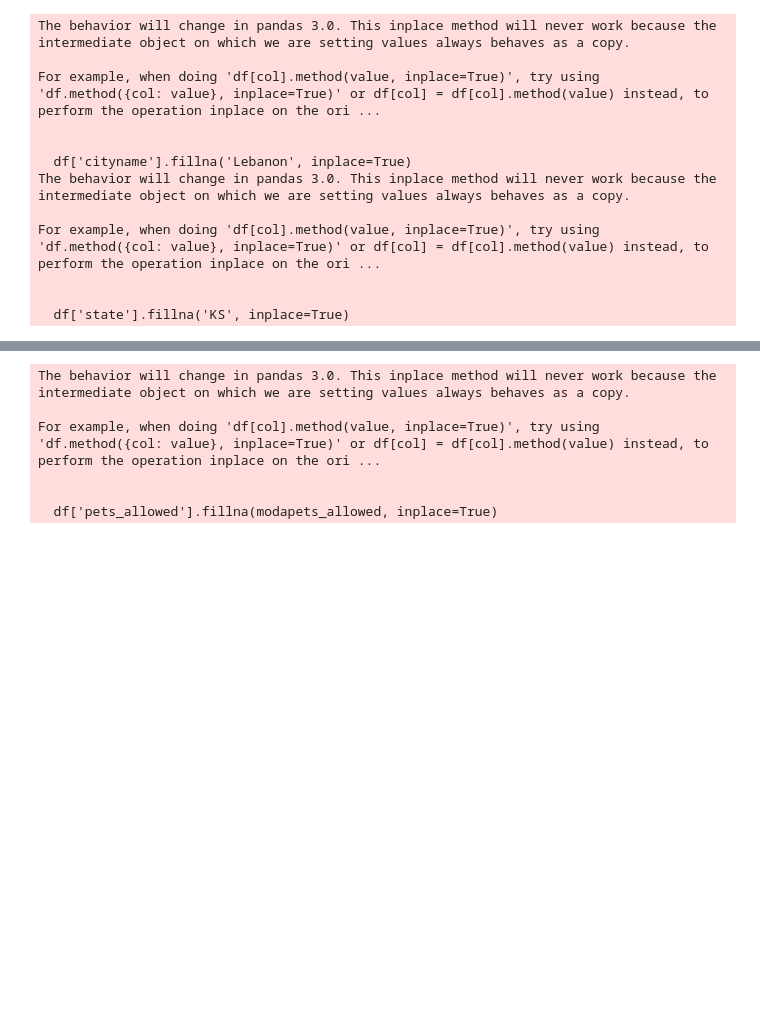
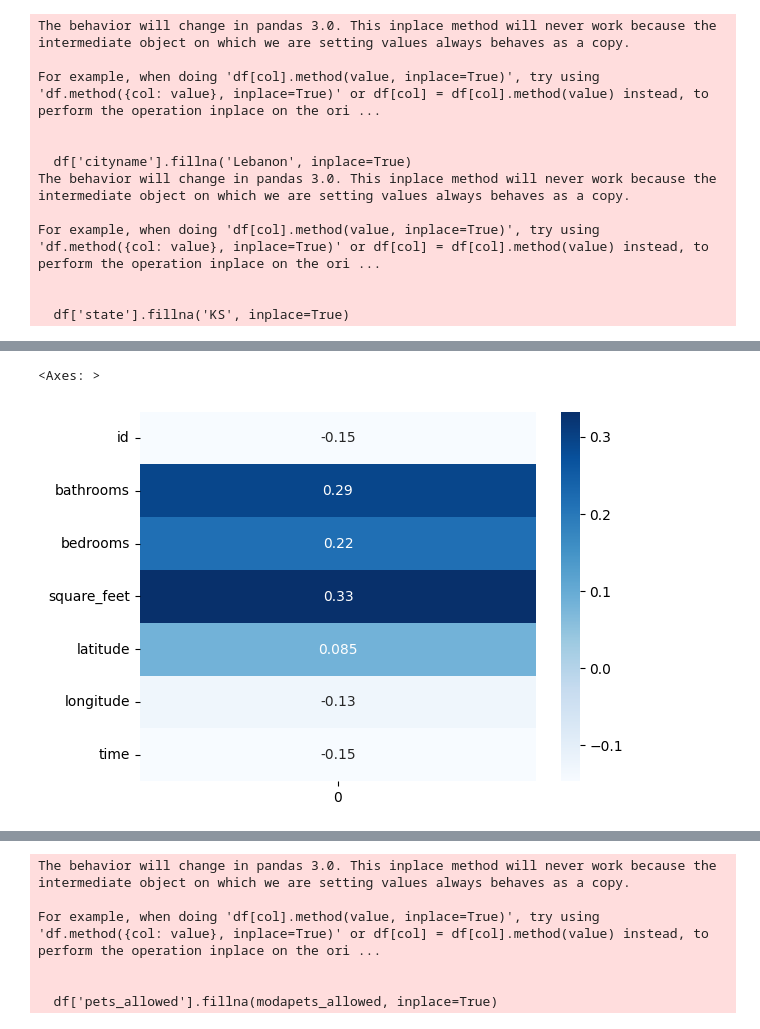
Before and after one commit to CesarAEH/Proyecto-Anal-tica, a Jupyter notebook: tarea3.ipynb, the cells around one changed output, grey strips where cells are left out. Cells and saved outputs as stored; diff of their text form; code cells hidden in the pictures; blank space fills up the shorter version.

```diff
--- a/tarea3.ipynb
+++ b/tarea3.ipynb
@@ -85,0 +100,6 @@ For example, when doing 'df[col].method(value, inplace=True)', try using 'df.met
+# %%
+corrw = df.drop(['price', 'amenities'], axis=1).corrwith(df['price'], numeric_only=True)
+sns.heatmap(pd.DataFrame(corrw), cmap="Blues", annot=True)
+# %% [output]
+<Axes: >
+[figure, added]
```
Also changed, not shown: parts of 8 cells of this notebook.
